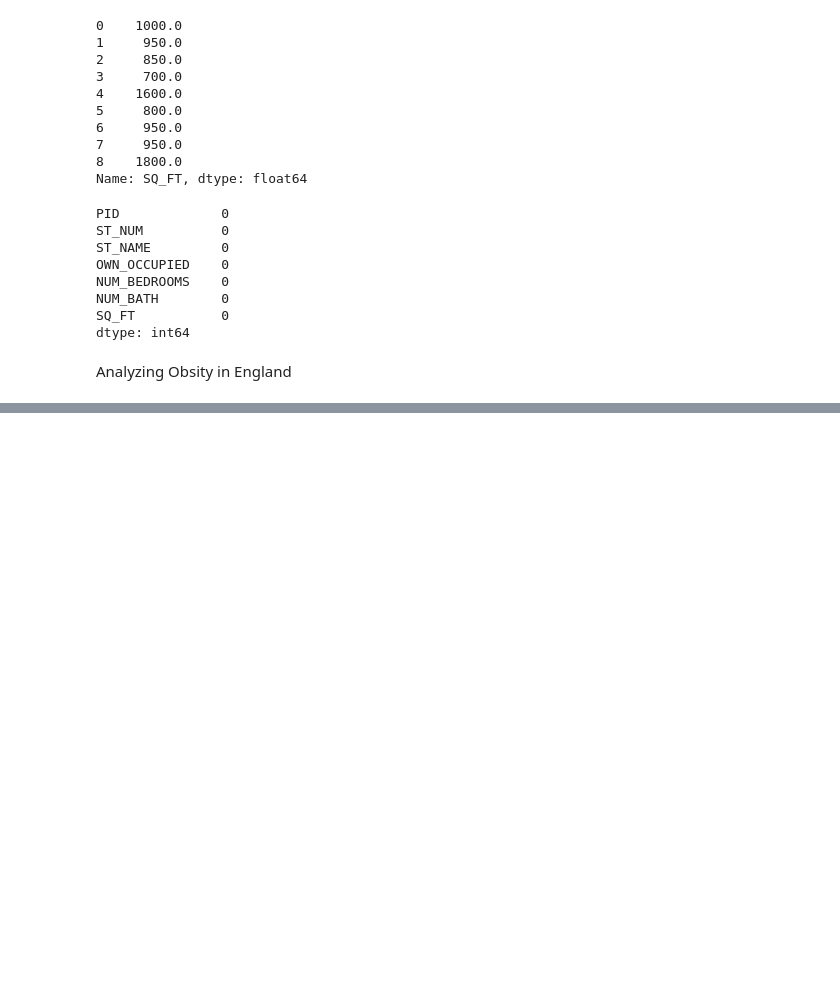
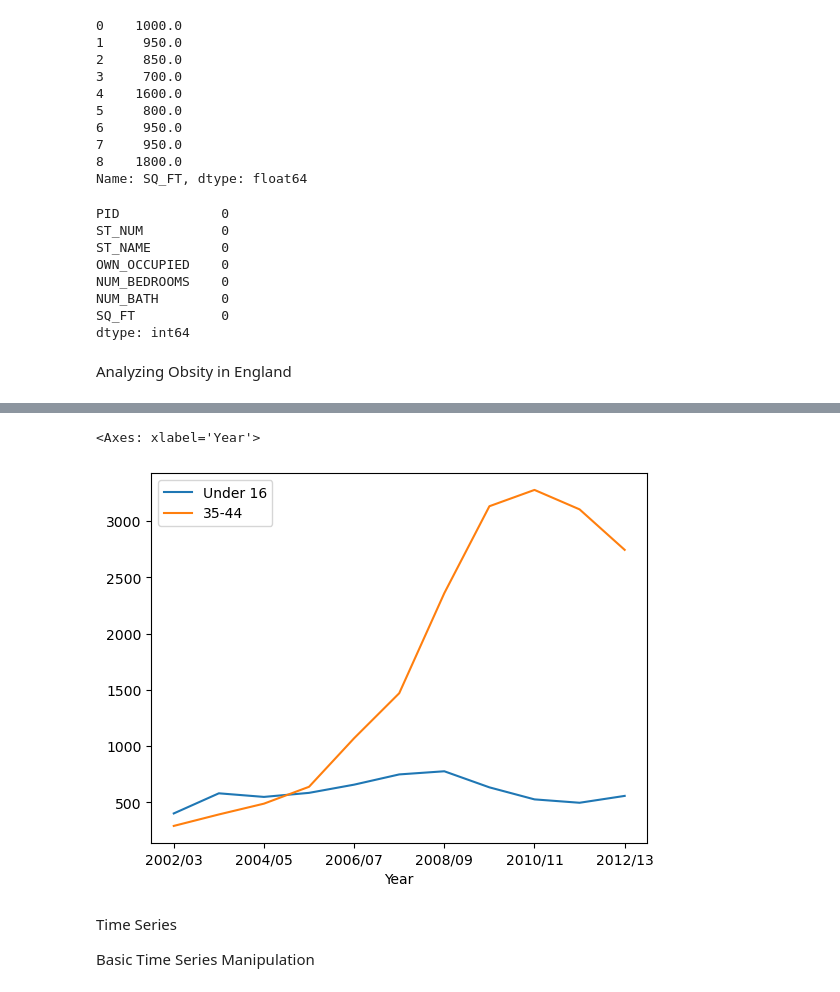
Before and after one commit to rofiariansyah/H8_5_PYTN-KS17-05, a Jupyter notebook: Sesi 6/Pandas 2.ipynb, the cells around one changed output, grey strips where cells are left out. Cells and saved outputs as stored; diff of their text form; code cells hidden in the pictures; blank space fills up the shorter version.

```diff
--- a/Sesi 6/Pandas 2.ipynb
+++ b/Sesi 6/Pandas 2.ipynb
@@ -328,0 +386,10 @@ Analyzing Obsity in England
+# %%
+data_age['Under 16'].plot(label="Under 16", legend=True)
+data_age['35-44'].plot(label="35-44", legend=True)
+# %% [output]
+<Axes: xlabel='Year'>
+[figure, added]
+# %% [markdown]
+Time Series
+
+Basic Time Series Manipulation
```
Also changed, not shown: parts of 65 cells of this notebook, 1 other file.
